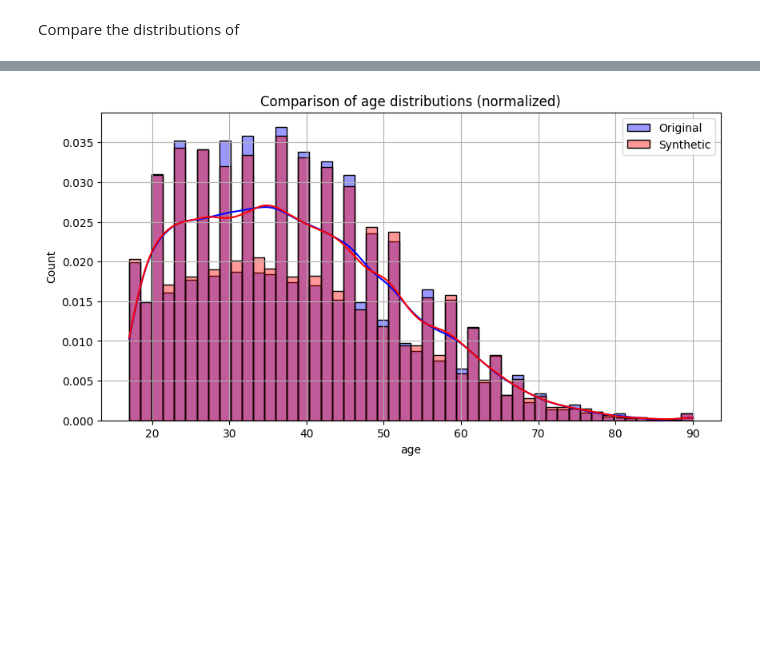
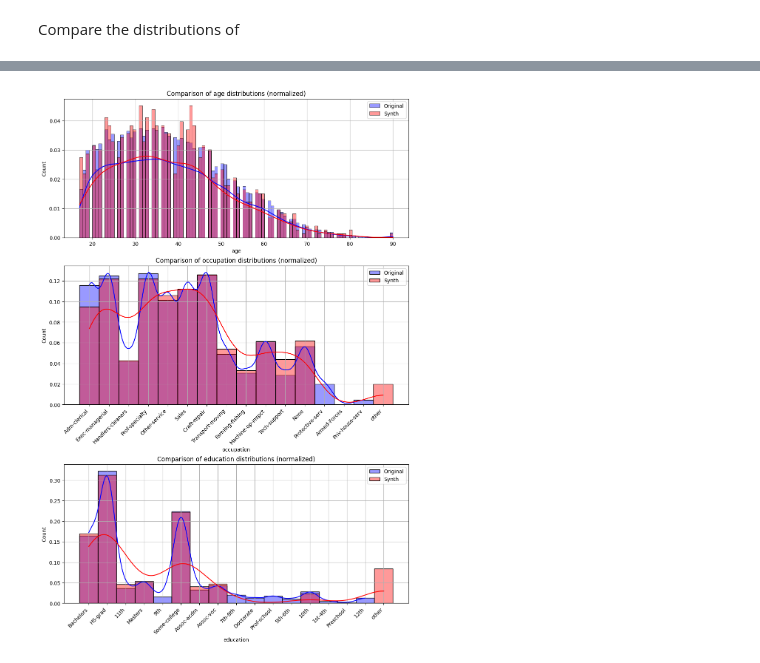
Before and after one commit to Clearbox-AI/clearbox-synthetic-kit, a Jupyter notebook: tutorials/tabular_data/1_tabular_generation.ipynb, the cells around one changed output, grey strips where cells are left out. Saved outputs shown, nothing was run; the diff lists cells and outputs as text; code cells hidden in the pictures; blank space fills up the shorter version.

Commit message:
updated tutorials #4 - minor fix in generate

```diff
--- a/tutorials/tabular_data/1_tabular_generation.ipynb
+++ b/tutorials/tabular_data/1_tabular_generation.ipynb
@@ -32,9 +32,7 @@ file_path = "https://raw.githubusercontent.com/Clearbox-AI/clearbox-synthetic-ki
 train_dataset = Dataset.from_csv(
         os.path.join(file_path, "dataset.csv"),
         target_column="income",
-        ml_task="classification"
-
-)
+    )
 # %% [markdown]
 ## 1. Synhetic Data Generation
 # %%
@@ -42,5 +40,5 @@ train_dataset = Dataset.from_csv(
 engine = TabularEngine(train_dataset)
 
 # Start the training of the tabular synthetic data generator
-engine.fit(train_dataset, epochs=5, learning_rate=0.001)
+engine.fit(train_dataset, epochs=50, learning_rate=0.001)
 # %% [output]
@@ -51,4 +50,4 @@ If certain labels were unintentionally discarded, try adjusting the 'cat_labels_
 # %%
-# Generate the syntehtic dataset from the Synthesizer and save it to a .csv file
-synthetic_df = engine.generate(train_dataset, n_samples=100)
-synthetic_df.to_csv("synthetic_dataset.csv", index=False)
+# Generate the syntehtic dataset from the Synthesizer
+synthetic_df = engine.generate(train_dataset, n_samples=1000)
+synthetic_df
@@ -131,14 +159,13 @@ Choose a column to compare among theese:
 # %%
-# Choose a column of the dataset and compare its synthetic and original distribution
-col = "age"
+col = ["age", "occupation", "education"]
 
-plot_column_distribution(
+plot_column_distributions(
     train_dataset.data,
     col,
     synthetic_df,
     df1_label="Original",
-    df2_label="Synthetic",
-    bins=50,
+    df2_label="Synth",
+    bins=100,
     normalization=True)
 # %% [output]
-[figure, old version]
+[figure, new version]
```
Also changed, not shown: parts of 9 cells of this notebook, 6 other files.
